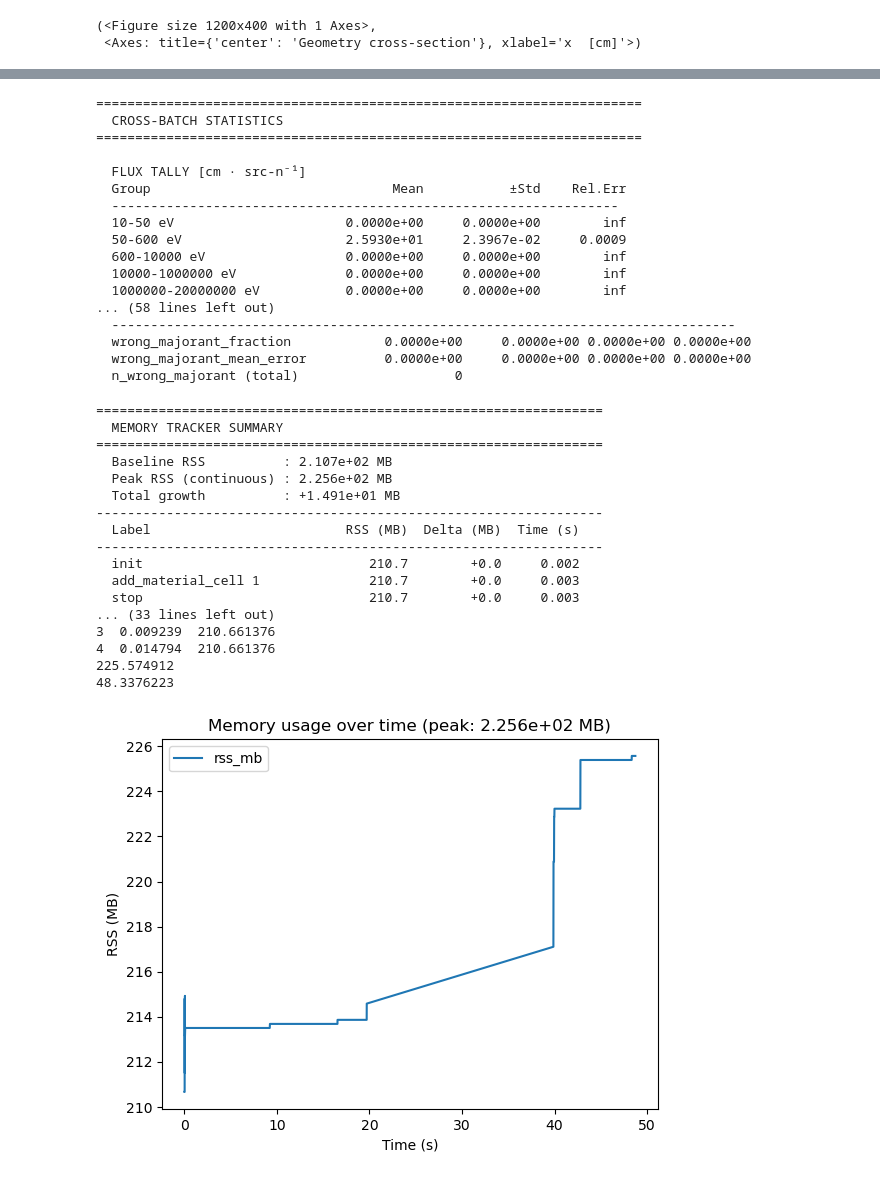
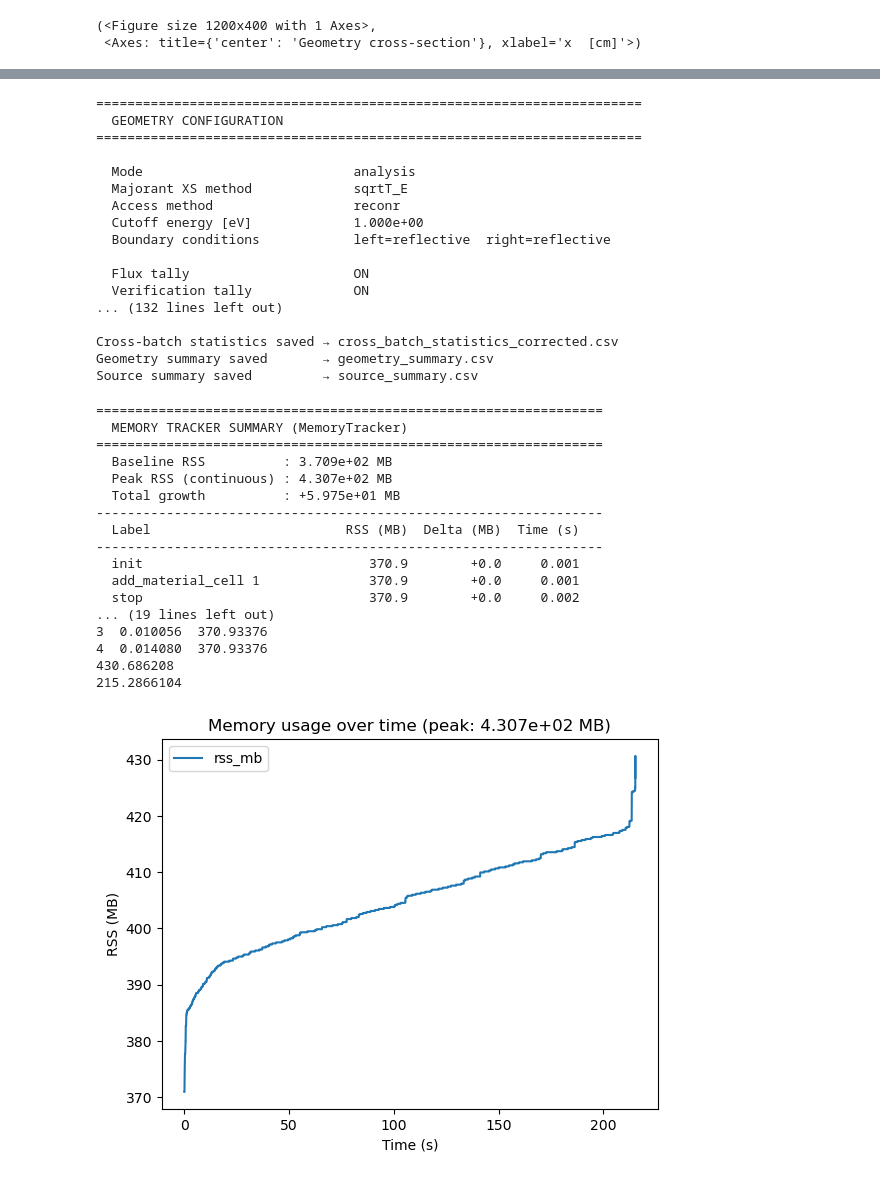
Before and after one commit to polo3217/MC-1D-DT, a Jupyter notebook: model_1.ipynb, the cells around one changed output, grey strips where cells are left out. Drawn from its saved outputs; the diff is of its cells as text; code cells hidden in the pictures.

Commit message:
model_1

```diff
--- a/model_1.ipynb
+++ b/model_1.ipynb
@@ -139,10 +257,14 @@ geom.draw()
 # %%
-batch_stats = geom.run_batch(src, n_batches=N_BATCHES, n_workers=20, mode="parallel")
-print(f"mode: {geom.mode}")
-print(f"majorant XS method: {geom.maj_xs_method}")
-print(f"majorant material method: {geom.maj_mat_method}")
-print(f"access method: {geom.access_method}")
-print(geom.summary())
+
+print(src.neutron_nbr)
+model.perf.reset_counters()
+print(f"mode: {model.mode}")
+print(f"majorant XS method: {model.maj_xs_method}")
+print(f"majorant material method: {model.maj_mat_method}")
+print(f"access method: {model.access_method}")
+batch_stats = model.run_batch(src, n_batches=N_BATCHES, n_workers=20, mode="parallel")
+
+
 
 #xpcsv.export_cross_batch_stats(batch_stats, geom=geom, print_to_console= False, save_csv= True, output_dir=f'cross_batch_stats_{geom.maj_xs_method}_{geom.maj_mat_method}_reconr_v2_new.csv')
 # %% [output]
@@ -166,54 +308,54 @@ print(geom.summary())
 # %%
-import src.export_print_csv as xpcsv
-xpcsv.export_cross_batch_stats(batch_stats, geom=geom, print_to_console= True)
+import src.export_print_csv_2 as xpcsv
+xpcsv.export_cross_batch_stats(batch_stats, source=src, geom=model, print_to_console= True, save_csv= True)
 # %% [output]
 ======================================================================
-  CROSS-BATCH STATISTICS
+  GEOMETRY CONFIGURATION
 ======================================================================
 
-  FLUX TALLY [cm · src-n⁻¹]
-  Group                               Mean           ±Std    Rel.Err
-  -----------------------------------------------------------------
-  10-50 eV                      0.0000e+00     0.0000e+00        inf
-  50-600 eV                     2.5930e+01     2.3967e-02     0.0009
-  600-10000 eV                  0.0000e+00     0.0000e+00        inf
-  10000-1000000 eV              0.0000e+00     0.0000e+00        inf
-  1000000-20000000 eV           0.0000e+00     0.0000e+00        inf
-... (58 lines left out)
-  --------------------------------------------------------------------------------
-  wrong_majorant_fraction            0.0000e+00     0.0000e+00 0.0000e+00 0.0000e+00
-  wrong_majorant_mean_error          0.0000e+00     0.0000e+00 0.0000e+00 0.0000e+00
-  n_wrong_majorant (total)                    0
+  Mode                           analysis
+  Majorant XS method             sqrtT_E
+  Access method                  reconr
+  Cutoff energy [eV]             1.000e+00
+  Boundary conditions            left=reflective  right=reflective
+
+  Flux tally                     ON
+  Verification tally             ON
+... (132 lines left out)
+
+Cross-batch statistics saved → cross_batch_statistics_corrected.csv
+Geometry summary saved       → geometry_summary.csv
+Source summary saved         → source_summary.csv
 # %%
-print(geom.memory_summary())
-df_poll_2 = geom.memory.poll_to_dataframe()
+print(model.memory_summary())
+df_poll_2 = model.memory.poll_to_dataframe()
 figure, ax = plt.subplots()
 df_poll_2.plot(x="time_s", y="rss_mb", ax=ax)
 ax.set_title(f"Memory usage over time (peak: {max(df_poll_2['rss_mb']):.3e} MB)")
 ax.set_xlabel("Time (s)")
 ax.set_ylabel("RSS (MB)")
 print(df_poll_2.head())
 print(max(df_poll_2["rss_mb"]))
 print(df_poll_2[df_poll_2["rss_mb"] == max(df_poll_2["rss_mb"])]["time_s"].values[0])
 # %% [output]
 =================================================================
-  MEMORY TRACKER SUMMARY
+  MEMORY TRACKER SUMMARY (MemoryTracker)
 =================================================================
-  Baseline RSS          : 2.107e+02 MB
-  Peak RSS (continuous) : 2.256e+02 MB
-  Total growth          : +1.491e+01 MB
+  Baseline RSS          : 3.709e+02 MB
+  Peak RSS (continuous) : 4.307e+02 MB
+  Total growth          : +5.975e+01 MB
 -----------------------------------------------------------------
   Label                         RSS (MB)  Delta (MB)  Time (s)
 -----------------------------------------------------------------
-  init                             210.7        +0.0     0.002
-  add_material_cell 1              210.7        +0.0     0.003
-  stop                             210.7        +0.0     0.003
-... (33 lines left out)
-3  0.009239  210.661376
-4  0.014794  210.661376
-225.574912
-48.3376223
+  init                             370.9        +0.0     0.001
+  add_material_cell 1              370.9        +0.0     0.001
+  stop                             370.9        +0.0     0.002
+... (19 lines left out)
+3  0.010056  370.93376
+4  0.014080  370.93376
+430.686208
+215.2866104
-[figure, old version]
+[figure, new version]
 # %%
 #xpsim.export_simulation(geom, batch_stats, print_to_console=False, save_csv=True, output_dir=f'simulation_output_{geom.maj_xs_method}_{geom.maj_mat_method}_{geom.access_method}.csv')
 xpcsv.export_cross_batch_stats(batch_stats, geom=geom, print_to_console= False, save_csv= True, output_dir=f'cross_batch_stats_{geom.maj_xs_method}_{geom.maj_mat_method}_{geom.access_method}.csv')
```
Also changed, not shown: parts of 11 cells of this notebook.
